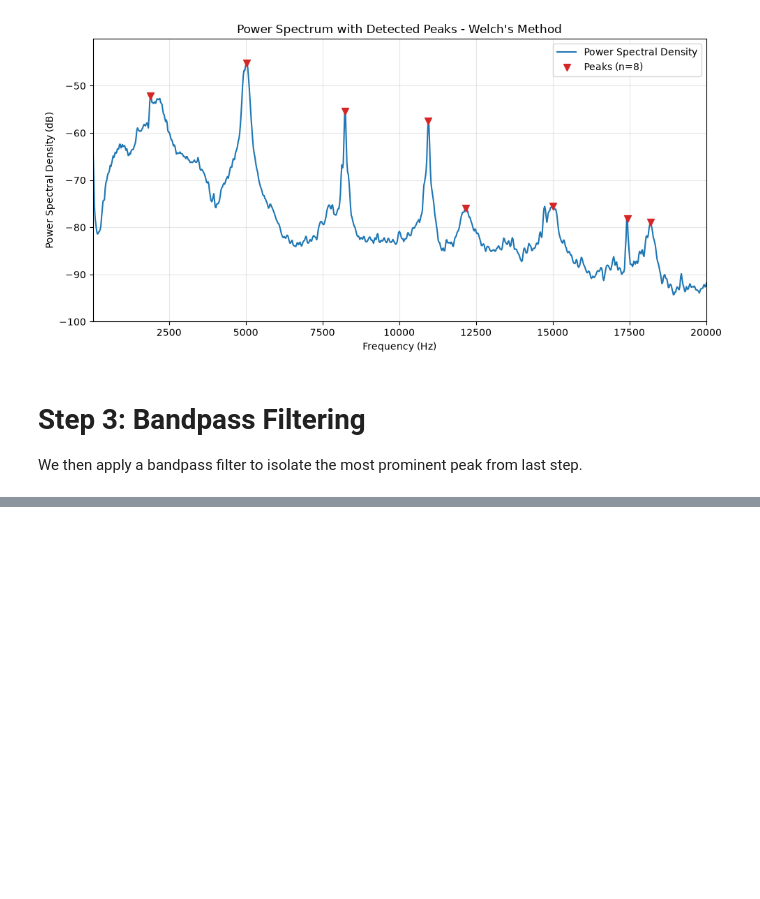
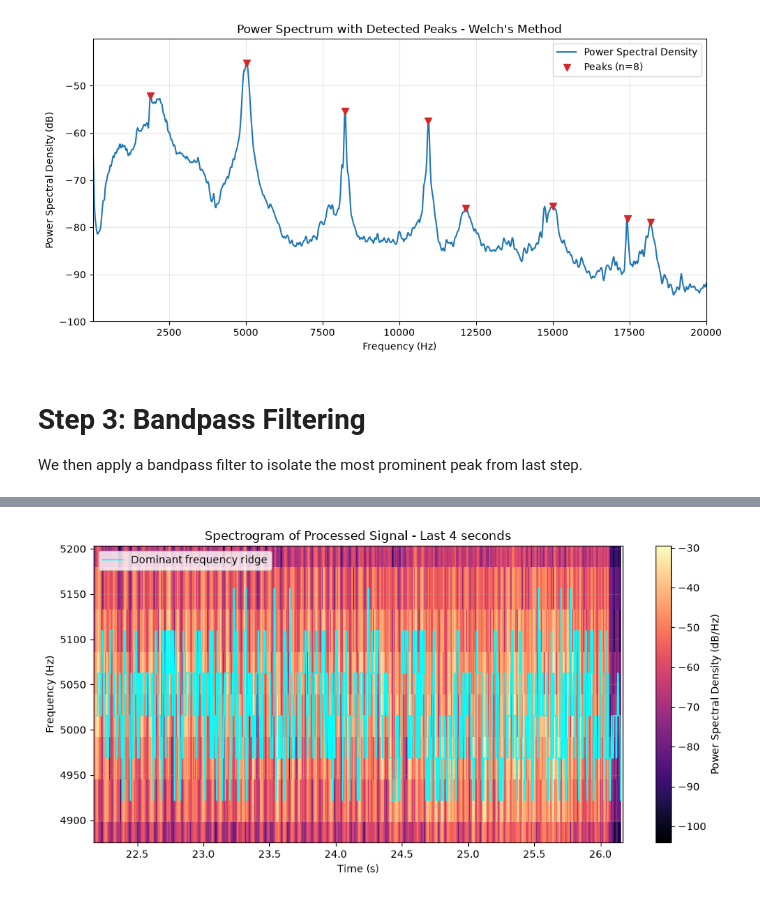
Before and after one commit to dysk0zero/EulerDisk, a Jupyter notebook: notebooks/data_processing.ipynb, the cells around one changed output, grey strips where cells are left out. Saved outputs shown, nothing was run; the diff lists cells and outputs as text; code cells hidden in the pictures; blank space fills up the shorter version.

```diff
--- a/notebooks/data_processing.ipynb
+++ b/notebooks/data_processing.ipynb
@@ -107,0 +164,70 @@ f_peak = peak_data["frequencies"][i]
+# %%
+filtered_data = np.load(f"{output_dir}/filtered_signal.npz")
+processed_signal = filtered_data["signal"]
+rate = float(filtered_data["rate"])
+center_freq = float(filtered_data["center_freq_hz"])
+
+singularity_time = len(processed_signal) / rate
+spectrogram_window_s = 4.0
+spectrogram_start = max(0.0, singularity_time - spectrogram_window_s)
+
+start_sample = int(spectrogram_start * rate)
+processed_tail = processed_signal[start_sample:]
+
+spectrogram_nperseg = 2048
+spectrogram_noverlap = 1792
+
+frequencies, spectrogram_times, spectrogram_power = signal.spectrogram(
+    processed_tail,
+    fs=rate,
+    window="hann",
+    nperseg=spectrogram_nperseg,
+    noverlap=spectrogram_noverlap,
+    detrend="constant",
+    scaling="density",
+    mode="psd",
+)
+spectrogram_times = spectrogram_times + spectrogram_start
+spectrogram_db = 10 * np.log10(spectrogram_power + 1e-20)
+
+spectrogram_bandwidth_hz = 350
+freq_mask = (
+    (frequencies >= center_freq - spectrogram_bandwidth_hz / 2)
+    & (frequencies <= center_freq + spectrogram_bandwidth_hz / 2)
+)
+
+band_frequencies = frequencies[freq_mask]
+band_spectrogram_db = spectrogram_db[freq_mask, :]
+ridge_frequency = band_frequencies[np.argmax(band_spectrogram_db, axis=0)]
+
+fig, ax = plt.subplots(figsize=(10, 5))
+mesh = ax.pcolormesh(
+    spectrogram_times,
+    band_frequencies,
+    band_spectrogram_db,
+    shading="auto",
+    cmap="magma",
+)
+ax.plot(
+    spectrogram_times,
+    ridge_frequency,
+    color="cyan",
+    linewidth=1.2,
+    label="Dominant frequency ridge",
+)
+ax.axvline(singularity_time, color="white", linestyle="--", linewidth=1, alpha=0.8)
+ax.set_xlabel("Time (s)")
+ax.set_ylabel("Frequency (Hz)")
+ax.set_title("Spectrogram of Processed Signal - Last 4 seconds")
+ax.set_xlim(spectrogram_start, singularity_time)
+ax.set_ylim(band_frequencies[0], band_frequencies[-1])
+ax.grid(True, which="both", alpha=0.2)
+ax.legend(loc="upper left")
+
+cbar = fig.colorbar(mesh, ax=ax)
+cbar.set_label("Power Spectral Density (dB/Hz)")
+
+fig.tight_layout()
+plt.show()
+# %% [output]
+[figure, added]
```
Also changed, not shown: parts of 6 cells of this notebook, 3 other files.
